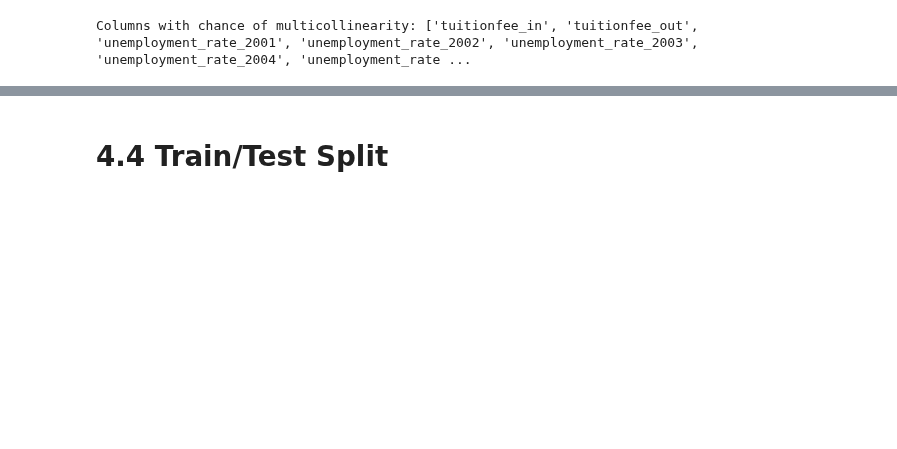
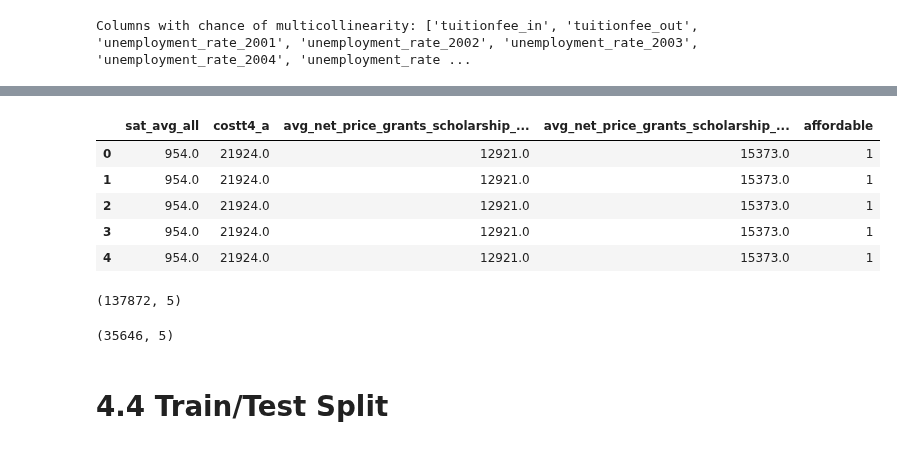
Before and after one commit to dsklnr/ADS508, a Jupyter notebook: College Affordability.ipynb, the cells around one changed output, grey strips where cells are left out. Saved outputs shown, nothing was run; the diff lists cells and outputs as text; code cells hidden in the pictures; blank space fills up the shorter version.

```diff
--- a/College Affordability.ipynb
+++ b/College Affordability.ipynb
@@ -948,0 +970,18 @@ df = df.dropna()
+# %%
+# Drop the columns that aren't correlated to affordability
+columns = ['sat_avg_all', 'costt4_a', 'avg_net_price_grants_scholarship_2020_2021',
+                       'avg_net_price_grants_scholarship_2019_2020', 'affordable']
+df = df[columns]
+df.head()
+# %% [output]
+|  | sat_avg_all | costt4_a | avg_net_price_grants_scholarship_... | avg_net_price_grants_scholarship_... | affordable |
+| 0 | 954.0 | 21924.0 | 12921.0 | 15373.0 | 1 |
+| 1 | 954.0 | 21924.0 | 12921.0 | 15373.0 | 1 |
+| 2 | 954.0 | 21924.0 | 12921.0 | 15373.0 | 1 |
+| 3 | 954.0 | 21924.0 | 12921.0 | 15373.0 | 1 |
+| 4 | 954.0 | 21924.0 | 12921.0 | 15373.0 | 1 |
+# %%
+# Get the size of the dataframe before dropping null values
+df.shape
+# %% [output]
+(137872, 5)
@@ -949,3 +991,8 @@ df = df.dropna()
+# %%
+# Get the size of the dataframe after dropping null values
+df.shape
+# %% [output]
+(35646, 5)
 # %%
 # Drop columns with potential multicollinearity
 #df = df.drop(columns=['#column names'])
```
Also changed, not shown: parts of 9 cells of this notebook.
